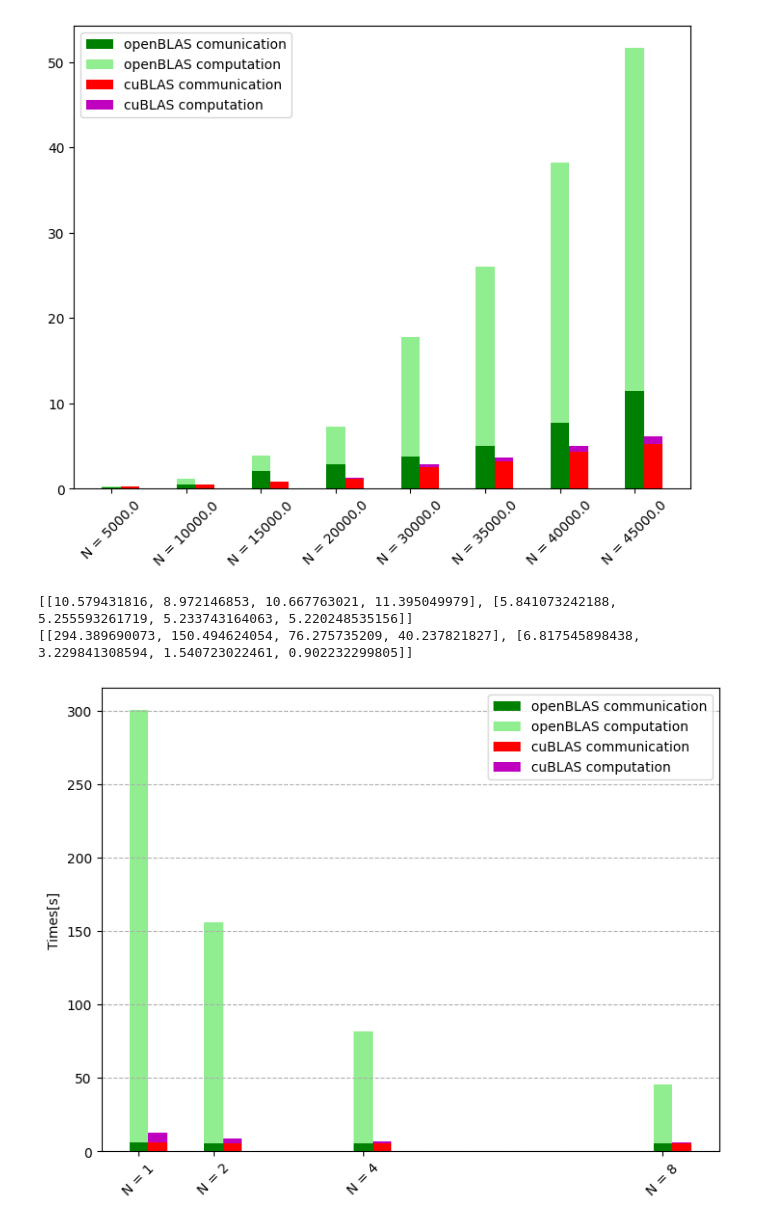
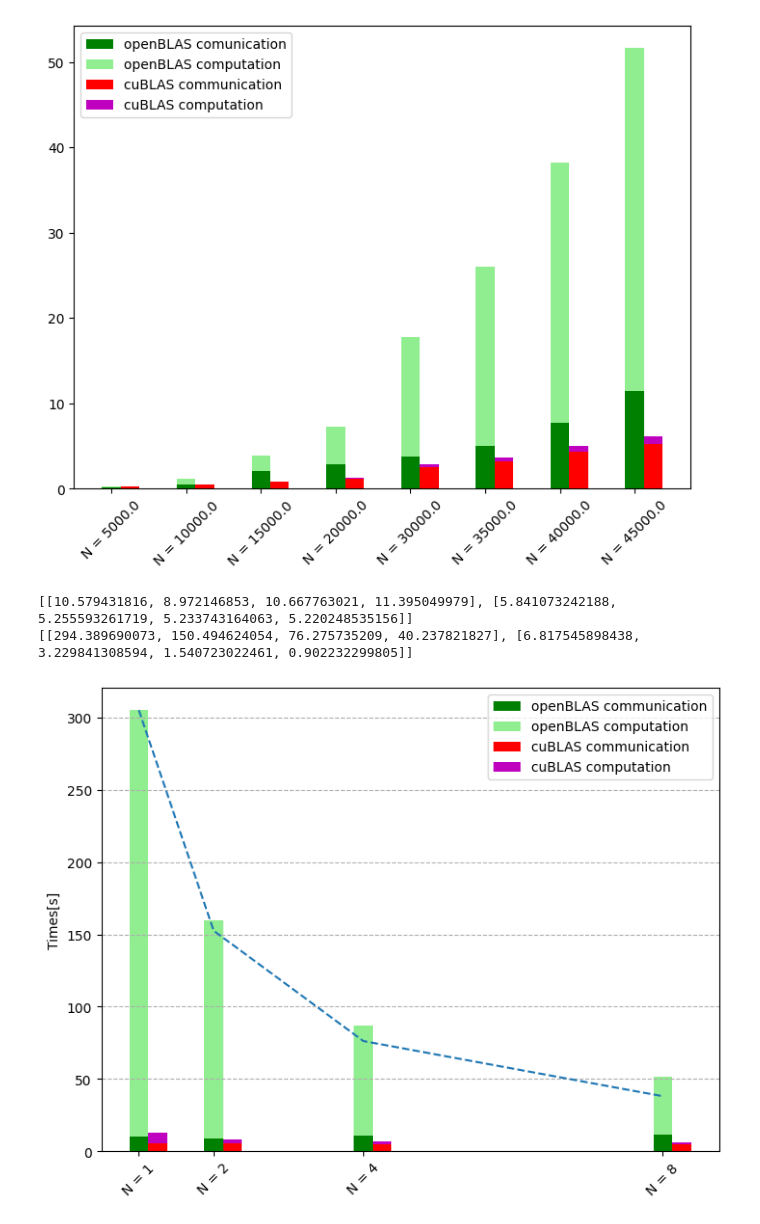
Before and after one commit to RodTol/HPC_part_2, a Jupyter notebook: matrix_mult/notebook.ipynb, the cells around one changed output. Saved outputs shown, nothing was run; the diff lists cells and outputs as text; code cells hidden in the pictures.

Commit message:
matrix times

```diff
--- a/matrix_mult/notebook.ipynb
+++ b/matrix_mult/notebook.ipynb
@@ -226,32 +226,41 @@ def scalability(vector_df):
 
     comm_time_accros = [comm_time_2, comm_time_3]
     compute_time_accros = [compute_time_2, compute_time_3]
     print(comm_time_accros)
     print(compute_time_accros)
 
     #X = np.arange(len(comm_time_accros[0]))
     X = np.array([1,2,4,8])
+    Y = np.array([(compute_time_accros[0][0]+comm_time_accros[0][0])/i for i in X])
     fig = plt.figure()
     ax = fig.add_axes([0,0,1,1])
     #ax.bar(X + 0.00, comm_time_accros[0], color = 'b', width = 0.25)
     #ax.bar(X + 0.00, compute_time_accros[0], bottom=comm_time_accros[0], color = 'c', width = 0.25)
 
 
     ax.bar(X + 0.25, comm_time_accros[0], color = 'g', width = 0.25)
-    ax.bar(X + 0.25, compute_time_accros[0], bottom=comm_time_accros[1], color = 'LightGreen', width = 0.25)
+    ax.bar(X + 0.25, compute_time_accros[0], bottom=comm_time_accros[0], color = 'LightGreen', width = 0.25)
 
     ax.bar(X + 0.50, comm_time_accros[1], color = 'r', width = 0.25)
     ax.bar(X + 0.50, compute_time_accros[1], bottom=comm_time_accros[1], color = 'm', width = 0.25)
 
+    #ax.bar(X + 0.25, comm_time_accros[1], color = 'r', width = 0.25)
+    #ax.bar(X + 0.25, compute_time_accros[1], bottom=comm_time_accros[1], color = 'm', width = 0.25)
+
     ax.set_ylabel('Times[s]')
     ax.set_xticks(X+0.25, ('N = 1', 'N = 2', 'N = 4', 'N = 8'))
     ax.legend(labels=['openBLAS communication', 'openBLAS computation', 'cuBLAS communication',  'cuBLAS computation'])
+    #ax.legend(labels=['cuBLAS communication',  'cuBLAS computation'])
+
     ax.grid(linestyle = '--', axis = 'y')
     plt.xticks(fontsize=10, rotation=45)
+
+    plt.plot(X+0.25, Y, linestyle='dashed')
+
     plt.show()
 
 scalability(data_frames)
 # %% [output]
 [[10.579431816, 8.972146853, 10.667763021, 11.395049979], [5.841073242188, 5.255593261719, 5.233743164063, 5.220248535156]]
 [[294.389690073, 150.494624054, 76.275735209, 40.237821827], [6.817545898438, 3.229841308594, 1.540723022461, 0.902232299805]]
-[figure, old version]
+[figure, new version]
```
Also changed, not shown: 8 other files.
